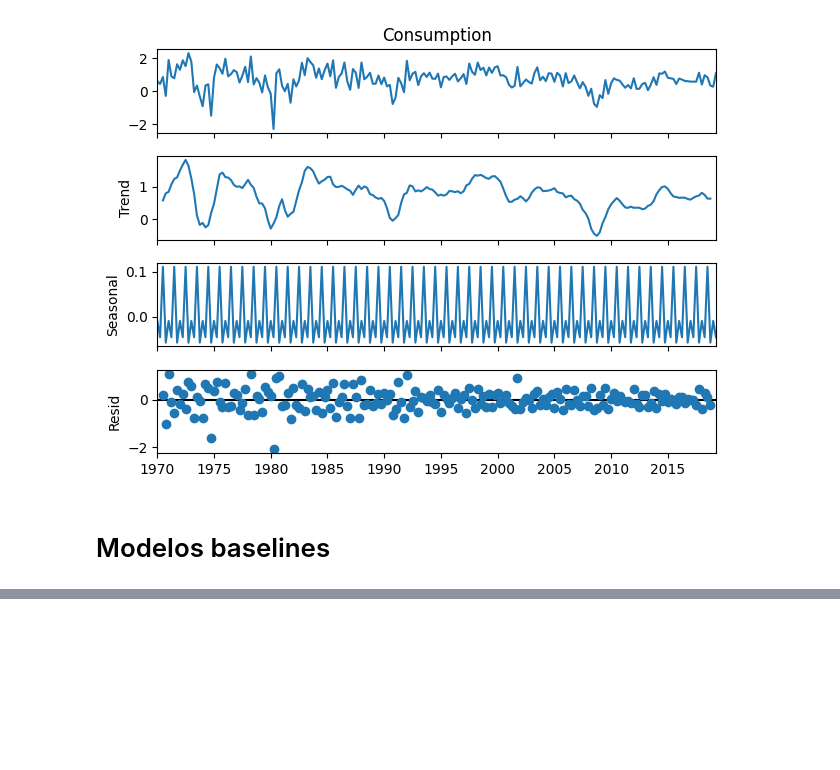
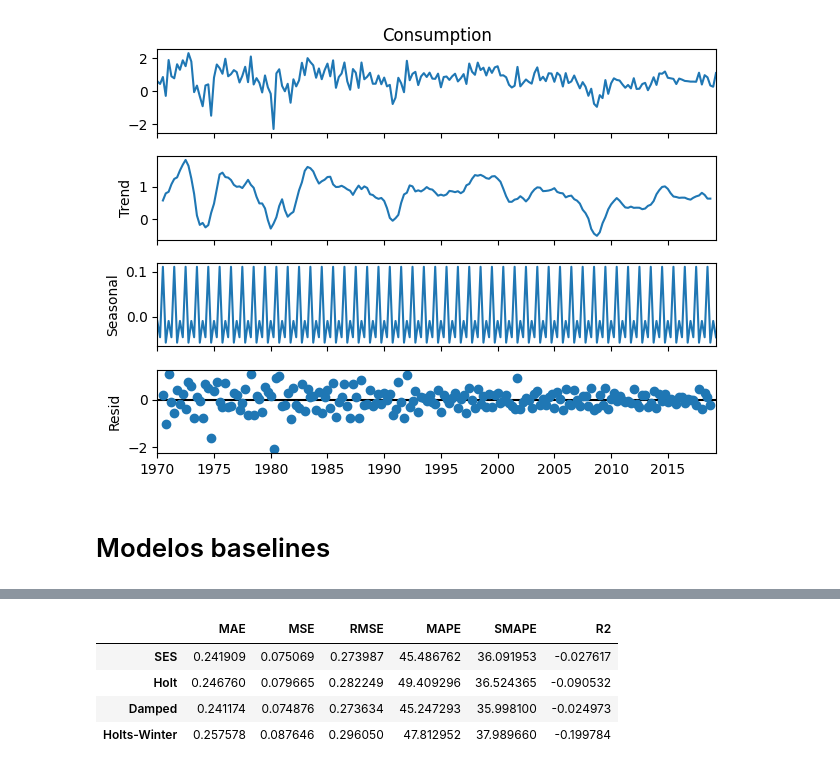
Before and after one commit to GabrielJP314/time-series, a Jupyter notebook: baseline_models.ipynb, the cells around one changed output, grey strips where cells are left out. Cells and saved outputs as stored; diff of their text form; code cells hidden in the pictures; blank space fills up the shorter version.

```diff
--- a/baseline_models.ipynb
+++ b/baseline_models.ipynb
@@ -103,0 +212,24 @@ plt.show()
+# %%
+# Calculate metrics for each model
+results = {}
+for model in predictions_exp.columns:
+    y_pred = predictions_exp[model].values
+    y_true = consumption_test.values
+    results[model] = {
+        'MAE': metrics.mae(y_true, y_pred),
+        'MSE': metrics.mse(y_true, y_pred),
+        'RMSE': metrics.rmse(y_true, y_pred),
+        'MAPE': metrics.mape(y_true, y_pred),
+        'SMAPE': metrics.smape(y_true, y_pred),
+        'R2': metrics.r2(y_true, y_pred)
+    }
+
+# Convert results to DataFrame
+results_df = pd.DataFrame(results).T
+results_df
+# %% [output]
+|  | MAE | MSE | RMSE | MAPE | SMAPE | R2 |
+| SES | 0.241909 | 0.075069 | 0.273987 | 45.486762 | 36.091953 | -0.027617 |
+| Holt | 0.246760 | 0.079665 | 0.282249 | 49.409296 | 36.524365 | -0.090532 |
+| Damped | 0.241174 | 0.074876 | 0.273634 | 45.247293 | 35.998100 | -0.024973 |
+| Holts-Winter | 0.257578 | 0.087646 | 0.296050 | 47.812952 | 37.989660 | -0.199784 |
```
Also changed, not shown: parts of 7 cells of this notebook, 2 other files.
